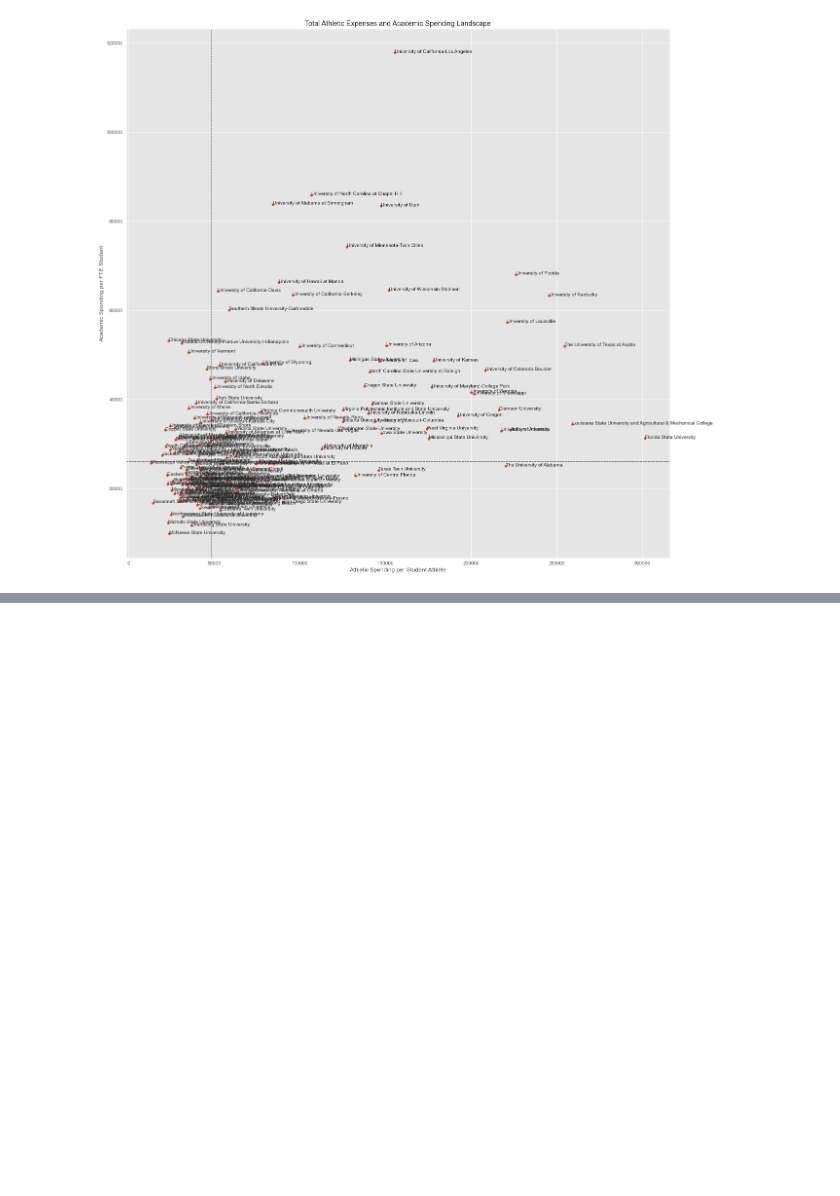
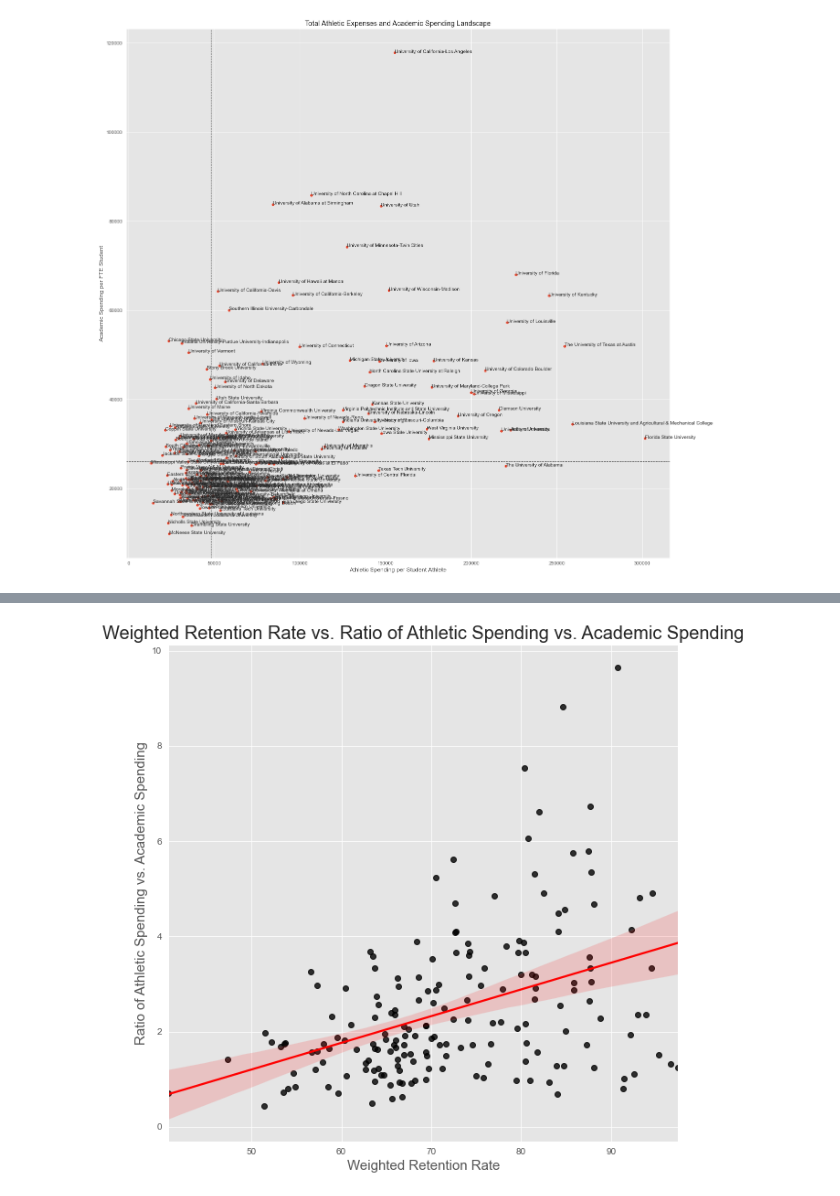
Before and after one commit to Shoemaker703/college_retention, a Jupyter notebook: EDA Notebook.ipynb, the cells around one changed output, grey strips where cells are left out. Cells and saved outputs as stored; diff of their text form; code cells hidden in the pictures; blank space fills up the shorter version.

```diff
--- a/EDA Notebook.ipynb
+++ b/EDA Notebook.ipynb
@@ -599,0 +643,9 @@ dtype: float64
+# %%
+cat_cols = ['NCAA Subdivision', 'FBS Conference']
+# %%
+ohe = OneHotEncoder(sparse = False, handle_unknown = 'ignore')
+df_ohe = ohe.fit_transform(df[cat_cols])
+# %%
+df_ohe_data = pd.DataFrame(df_ohe, columns= ohe.get_feature_names(cat_cols), index = df.index)
+df_full = pd.concat([df.drop(cat_cols, axis=1), df_ohe_data], axis = 1)
+df_full
@@ -599,0 +706,12 @@ dtype: float64
+# %%
+fig, ax = plt.subplots(figsize = (10,10))
+ax = sns.regplot(x='Weighted Retention Rate', y='Ratio of Athletic Spending vs. Academic Spending', data= df_full, scatter_kws={"color": "black"}, line_kws={"color": "red"})
+
+plt.title('Weighted Retention Rate vs. Ratio of Athletic Spending vs. Academic Spending', fontsize=20)
+plt.xlabel('Weighted Retention Rate', fontsize=15)
+plt.ylabel('Ratio of Athletic Spending vs. Academic Spending', fontsize=15)
+sns.set_style("whitegrid")
+
+plt.show;
+# %% [output]
+[figure, added]
```
Also changed, not shown: parts of 51 cells of this notebook.
